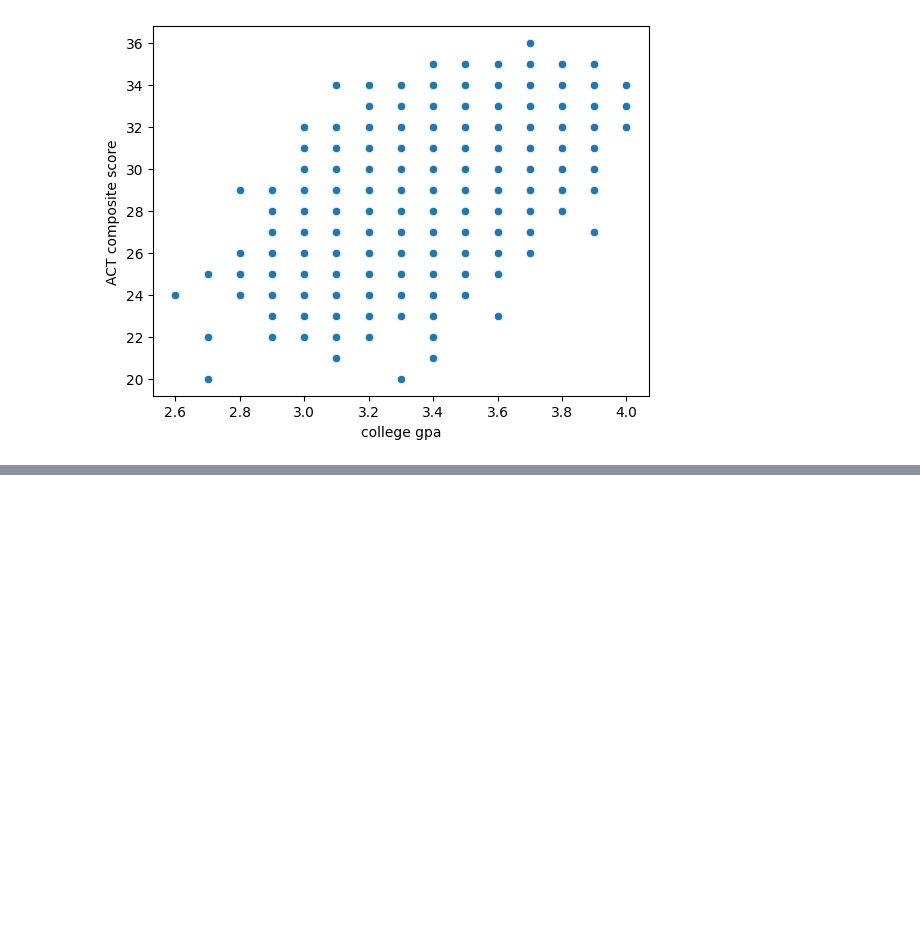
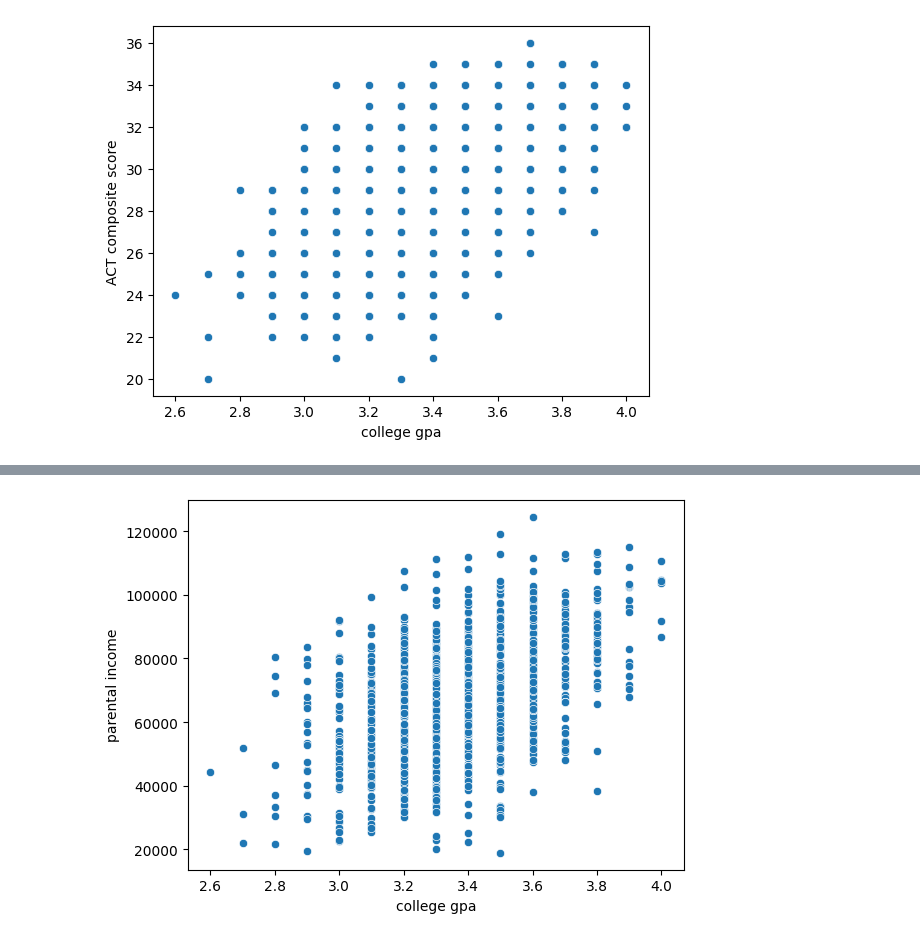
Before and after one commit to DurangoFon/Graduation_ratio_ML, a Jupyter notebook: 01_graduation_ratio_(monovariable_analysis).ipynb, the cells around one changed output, grey strips where cells are left out. Cells and saved outputs as stored; diff of their text form; code cells hidden in the pictures; blank space fills up the shorter version.

```diff
--- a/01_graduation_ratio_(monovariable_analysis).ipynb
+++ b/01_graduation_ratio_(monovariable_analysis).ipynb
@@ -91,0 +97,5 @@ plt.show()
+# %%
+sns.scatterplot(data= df,x='college gpa', y='parental income')
+plt.show()
+# %% [output]
+[figure, added]
```
Also changed, not shown: parts of 3 cells of this notebook, 2 other files.
